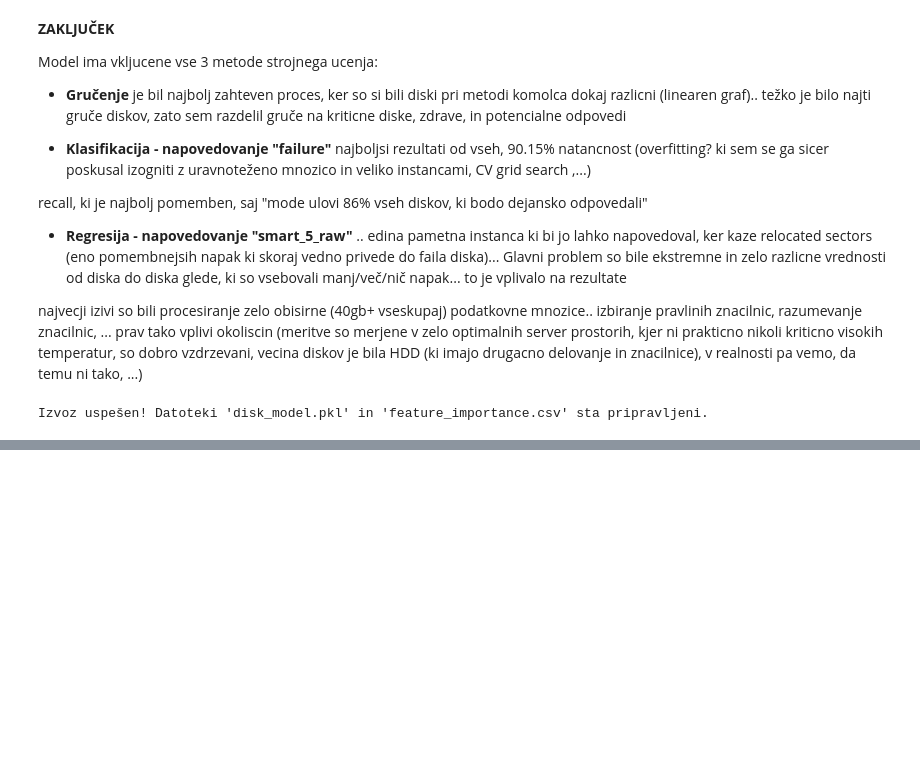
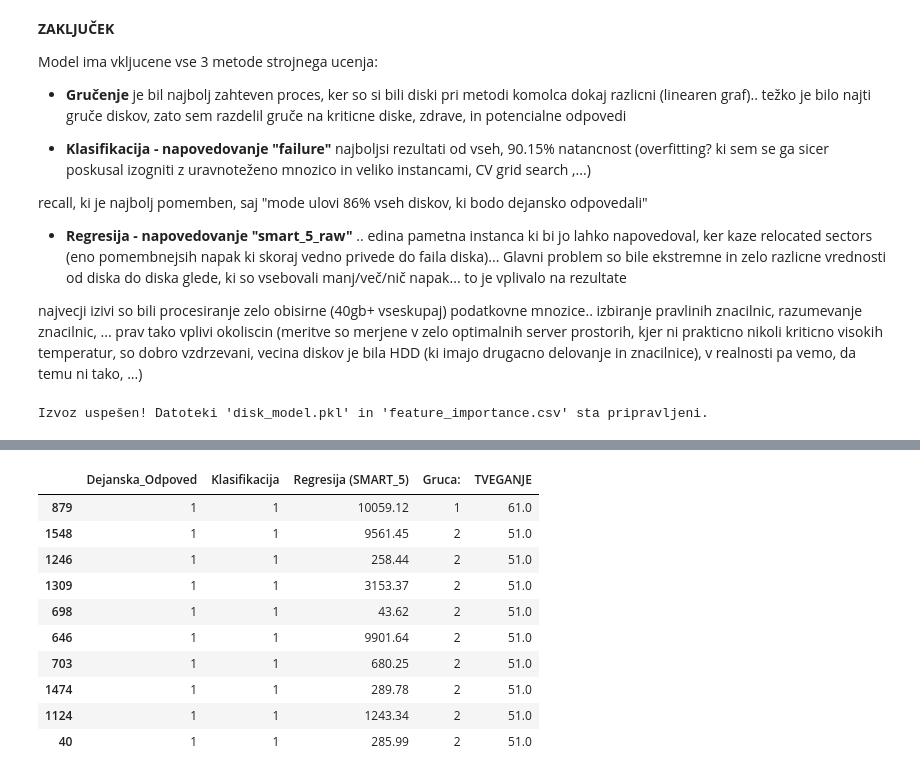
Before and after one commit to Luka-Petek/diskFailurePrediction, a Jupyter notebook: smart_scan_model.ipynb, the cells around one changed output, grey strips where cells are left out. Saved outputs shown, nothing was run; the diff lists cells and outputs as text; code cells hidden in the pictures; blank space fills up the shorter version.

Commit message:
skupni % tveganja glede na celotni ml (regression + classification + clustering)

```diff
--- a/smart_scan_model.ipynb
+++ b/smart_scan_model.ipynb
@@ -1108,0 +1137,51 @@ Izvoz uspešen! Datoteki 'disk_model.pkl' in 'feature_importance.csv' sta pripra
+# %%
+#od clusteringa rabimo predict, pri klas. in regr. je ze
+X_test_clean = X_test.drop(columns=['cluster'], errors='ignore')
+X_test_scaled = scaler.transform(X_test_clean)
+test_clusters = kmeans.predict(X_test_scaled)
+
+def izracunajTveganje(x):
+    #zacnemo z 1% tveganja
+    tveganje = 1.0
+
+    #pogledamo napoved klasifijacije
+    if y_pred[i] == 1:
+        tveganje += 39.0
+
+    #pogledamo regresijo
+    smart5_napoved = y_pred_r[x]
+    if smart5_napoved > 0:
+        #dodamo do največ 40%, odvisno od st. sektorjev
+        dodatek = min(smart5_napoved * 1.5, 40.0)
+        tveganje += dodatek
+
+    #pogledamo clustering
+    gruca = test_clusters[x]
+    if gruca == 1:
+        tveganje += 20.0
+    elif gruca == 2:
+        tveganje += 10.0
+
+    return round(min(tveganje, 100.0), 2)
+
+results_final = pd.DataFrame({
+    'Dejanska_Odpoved': y_test.values,
+    'Klasifikacija': y_pred,
+    'Regresija (SMART_5)': y_pred_r,
+    'Gruca:': test_clusters,
+    'TVEGANJE': [izracunajTveganje(i) for i in range(len(y_test))]
+})
+
+display(results_final.sort_values(by='TVEGANJE', ascending=False).head(10))
+# %% [output]
+|  | Dejanska_Odpoved | Klasifikacija | Regresija (SMART_5) | Gruca: | TVEGANJE |
+| 879 | 1 | 1 | 10059.12 | 1 | 61.0 |
+| 1548 | 1 | 1 | 9561.45 | 2 | 51.0 |
+| 1246 | 1 | 1 | 258.44 | 2 | 51.0 |
+| 1309 | 1 | 1 | 3153.37 | 2 | 51.0 |
+| 698 | 1 | 1 | 43.62 | 2 | 51.0 |
+| 646 | 1 | 1 | 9901.64 | 2 | 51.0 |
+| 703 | 1 | 1 | 680.25 | 2 | 51.0 |
+| 1474 | 1 | 1 | 289.78 | 2 | 51.0 |
+| 1124 | 1 | 1 | 1243.34 | 2 | 51.0 |
+| 40 | 1 | 1 | 285.99 | 2 | 51.0 |
```
Also changed, not shown: parts of 9 cells of this notebook.
